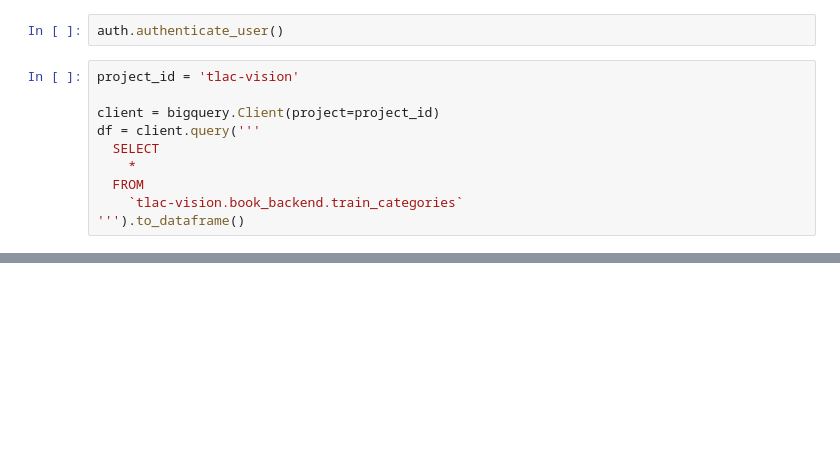
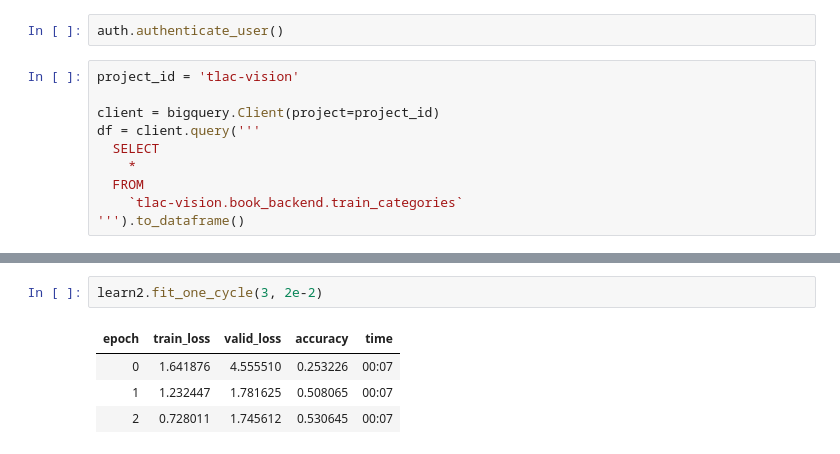
Before and after one commit to alejandraberbesi/TLAC_model, a Jupyter notebook: src/model+wiki.ipynb, the cells around one changed output, grey strips where cells are left out. Cells and saved outputs as stored; diff of their text form; blank space fills up the shorter version.

```diff
--- a/src/model+wiki.ipynb
+++ b/src/model+wiki.ipynb
@@ -81,0 +142,7 @@ PosixPath('/content')
+# %%
+learn2.fit_one_cycle(3, 2e-2)
+# %% [output]
+| epoch | train_loss | valid_loss | accuracy | time |
+| 0 | 1.641876 | 4.555510 | 0.253226 | 00:07 |
+| 1 | 1.232447 | 1.781625 | 0.508065 | 00:07 |
+| 2 | 0.728011 | 1.745612 | 0.530645 | 00:07 |
```
Also changed, not shown: parts of 26 cells of this notebook.
